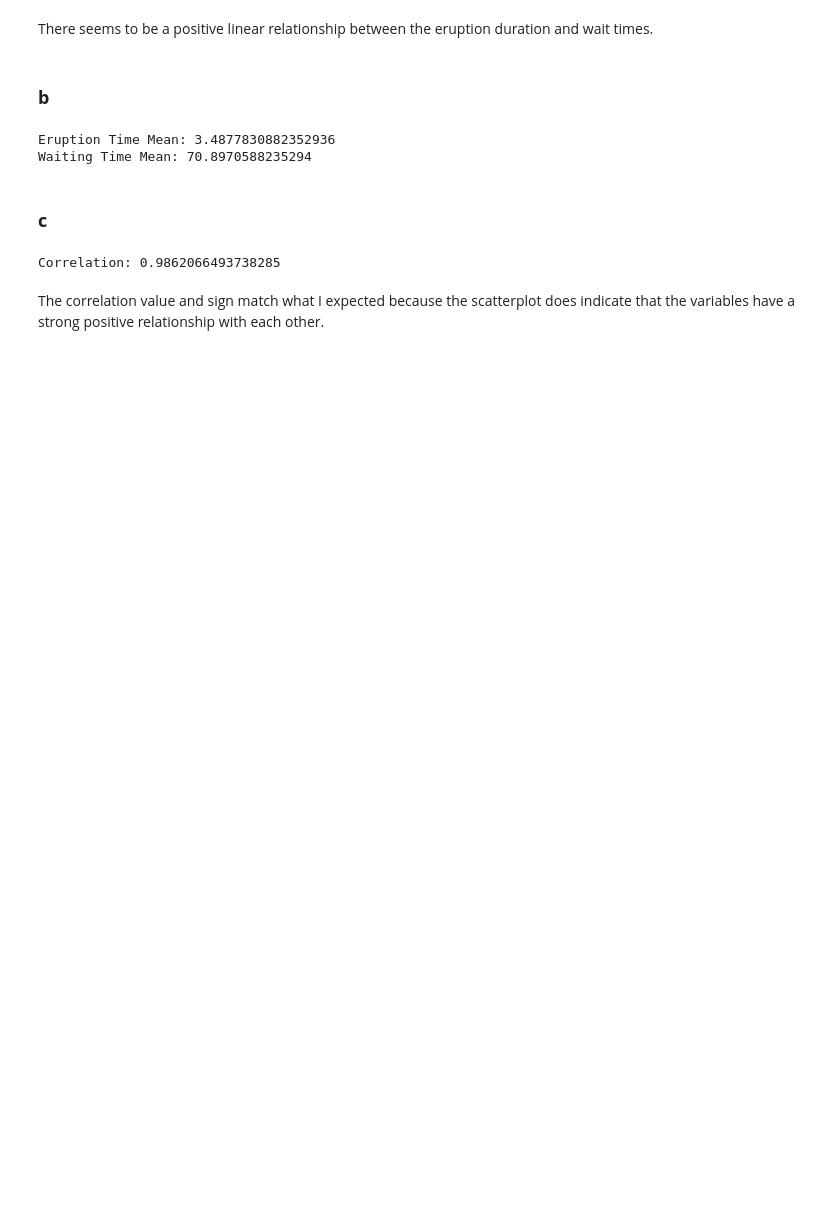
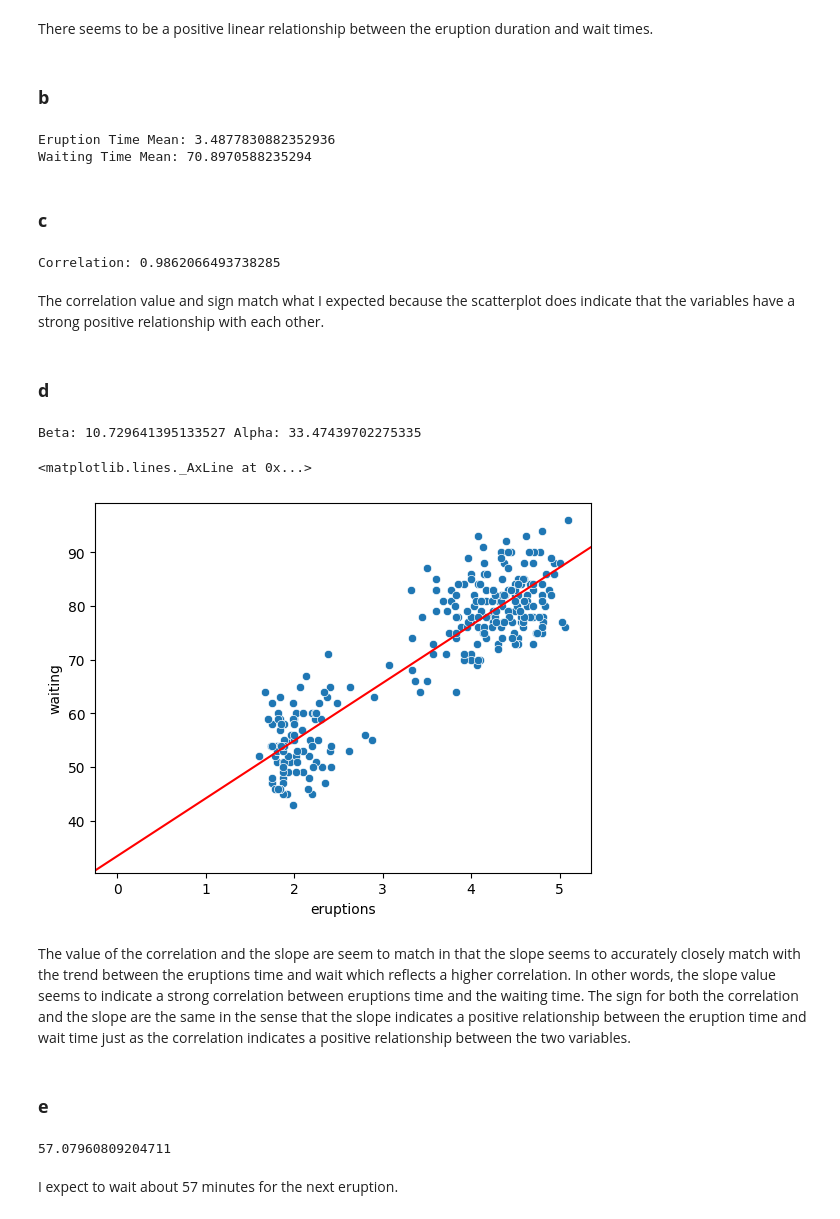
Before and after one commit to Tazering/UVA-CS, a Jupyter notebook: CS-3501_Zhang/PS3/tjk9ep_PS3.ipynb, the cells around one changed output. Saved outputs shown, nothing was run; the diff lists cells and outputs as text; code cells hidden in the pictures; blank space fills up the shorter version.

```diff
--- a/CS-3501_Zhang/PS3/tjk9ep_PS3.ipynb
+++ b/CS-3501_Zhang/PS3/tjk9ep_PS3.ipynb
@@ -77,3 +79,48 @@ print("Correlation:", correlation)
 Correlation: 0.9862066493738285
 # %% [markdown]
 The correlation value and sign match what I expected because the scatterplot does indicate that the variables have a strong positive relationship with each other.
+# %% [markdown]
+### **d**
+# %%
+from numpy import linalg as la
+import math
+
+# calculates the beta
+def calculate_beta(centered_x, centered_y):
+  numerator = np.dot(centered_x, centered_y)
+  denominator = np.dot(centered_x, centered_x.T)
+  # denominator = math.pow(la.norm(centered_x), 2)
+
+  return numerator / denominator
+
+
+# calculate the alpha
+def calculate_alpha(x_data, y_data, beta_hat):
+  y_mean = calculate_mean(y_data)
+  x_mean = calculate_mean(x_data)
+
+  return (y_mean - beta_hat * x_mean)
+
+beta_hat = calculate_beta(centered_eruptions, centered_waiting)
+
+alpha_hat = calculate_alpha(x_eruptions, y_waiting, beta_hat)
+
+print("Beta:", beta_hat, "Alpha:", alpha_hat)
+# %% [output]
+Beta: 10.729641395133527 Alpha: 33.47439702275335
+# %%
+import matplotlib.pyplot as plt
+import matplotlib.axes as ax
+
+x_eruptions = faithful_data["eruptions"]
+y_waiting = faithful_data["waiting"]
+
+sns.scatterplot(x = x_eruptions, y = y_waiting)
+plt.axline(xy1 = (0, alpha_hat), slope = beta_hat, color = 'r') # creates the line on top of the scatterplot
+# %% [output]
+<matplotlib.lines._AxLine at 0x...>
+[figure, added]
+# %% [markdown]
+The value of the correlation and the slope are seem to match in that the slope seems to accurately closely match with the trend between the eruptions time and wait which reflects a higher correlation. In other words, the slope value seems to indicate a strong correlation between eruptions time and the waiting time. The sign for both the correlation and the slope are the same in the sense that the slope indicates a positive relationship between the eruption time and wait time just as the correlation indicates a positive relationship between the two variables.
+# %% [markdown]
+### **e**
@@ -79,0 +130,6 @@ The correlation value and sign match what I expected because the scatterplot doe
+# %%
+print(calculate_y_hat(2.2, beta_hat, alpha_hat))
+# %% [output]
+57.07960809204711
+# %% [markdown]
+I expect to wait about 57 minutes for the next eruption.
```
Also changed, not shown: parts of 8 cells of this notebook, 3 other files.
